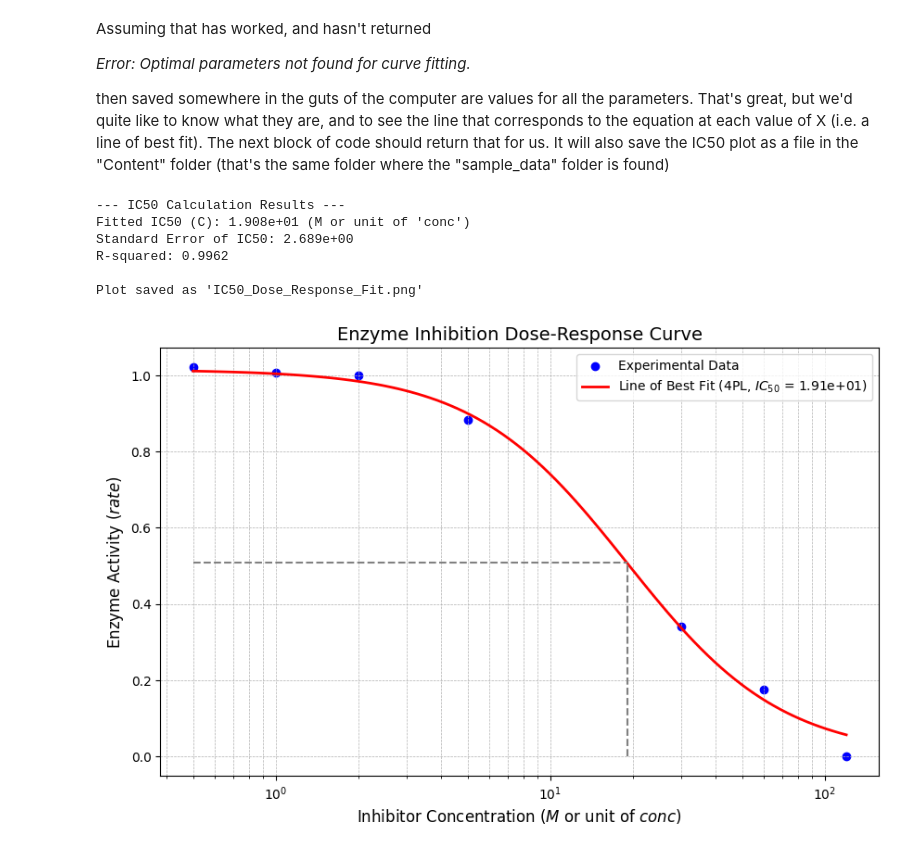
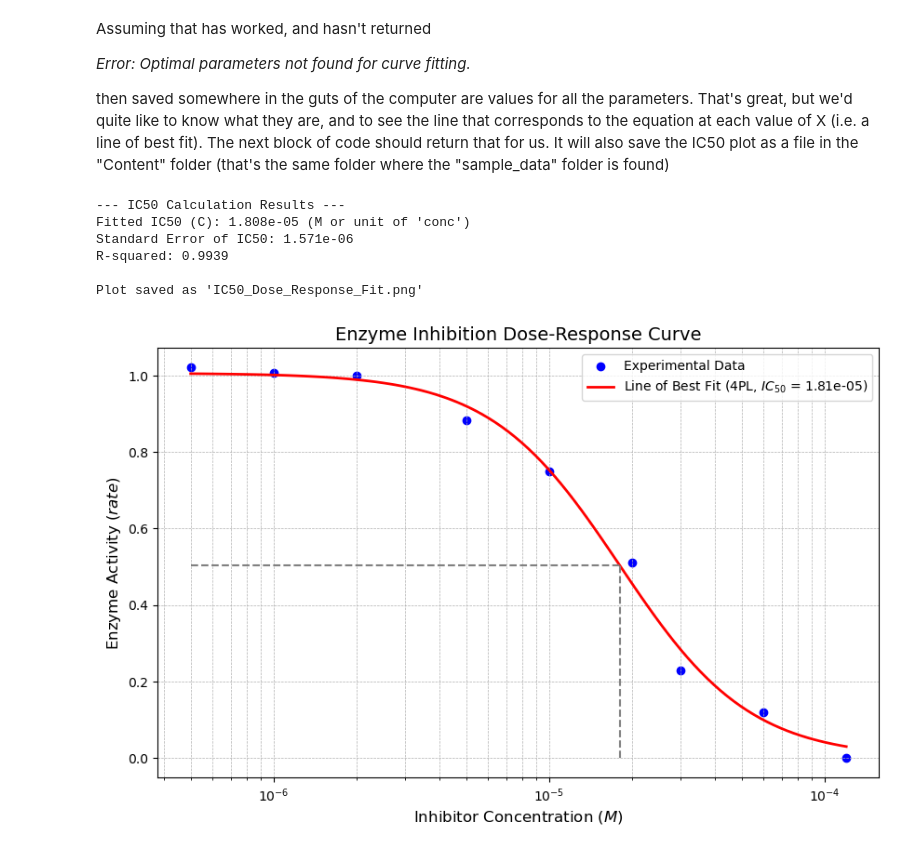
Before and after one commit to KeeleMorgan1/IC50_Calculator, a Jupyter notebook: content/IC50_plot.ipynb, the cells around one changed output. Saved outputs shown, nothing was run; the diff lists cells and outputs as text; code cells hidden in the pictures.

```diff
--- a/content/IC50_plot.ipynb
+++ b/content/IC50_plot.ipynb
@@ -9,7 +13,7 @@ import matplotlib.pyplot as plt
 The rest of these code cells calculate and plot your IC50 data.  Firstly we need to load the data, and define the variables based on that data which we will use in the rest of the calculations.
 # %%
 # 1. Load Data
-file_path = 'sample_data/Oxalate_IC50.xlsx'
+file_path = 'IC50_Data2.xlsx'
 
 try:
     df = pd.read_excel(file_path)
@@ -146,35 +150,35 @@ if not np.isnan(IC50_fit):
     # Line of Best Fit (Fitted 4PL Curve)
     # The 'r-' ensures a distinct red line.
     plt.plot(X_fit, Y_fit, 'r-', linewidth=2, label=f'Line of Best Fit (4PL, $\t{{IC}}_{{50}}$ = {IC50_fit:.2e})')
 
     # Draw lines for the IC50 point
     y_IC50 = four_param_logistic(IC50_fit, *popt)
     plt.hlines(y=y_IC50, xmin=X_min_plot, xmax=IC50_fit, color='gray', linestyle='--')
     plt.vlines(x=IC50_fit, ymin=D_fit, ymax=y_IC50, color='gray', linestyle='--')
 
     plt.xscale('log')
-    plt.xlabel('Inhibitor Concentration ($\t{M}$ or unit of $\t{conc}$)', fontsize=12)
+    plt.xlabel('Inhibitor Concentration ($\t{M}$)', fontsize=12)
     plt.ylabel('Enzyme Activity ($\t{rate}$)', fontsize=12)
     plt.title('Enzyme Inhibition Dose-Response Curve', fontsize=14)
     plt.legend(fontsize=10)
     plt.grid(True, which="both", ls="--", linewidth=0.5)
 
     # Save the plot
     plt.savefig('IC50_Dose_Response_Fit.png')
     print("\nPlot saved as 'IC50_Dose_Response_Fit.png'")
 
     # Show the plot interactively
     # This command is correct, but interactive display depends on your environment (e.g., must run in an IDE or notebook).
     plt.show()
 else:
     print("IC50 calculation failed.")
 
 # --- End of the IC50 Calculation Script ---
 # %% [output]
 --- IC50 Calculation Results ---
-Fitted IC50 (C): 1.908e+01 (M or unit of 'conc')
-Standard Error of IC50: 2.689e+00
-R-squared: 0.9962
+Fitted IC50 (C): 1.808e-05 (M or unit of 'conc')
+Standard Error of IC50: 1.571e-06
+R-squared: 0.9939
 
 Plot saved as 'IC50_Dose_Response_Fit.png'
-[figure, old version]
+[figure, new version]
```
Also changed, not shown: parts of 1 cell of this notebook, 2 other files.
